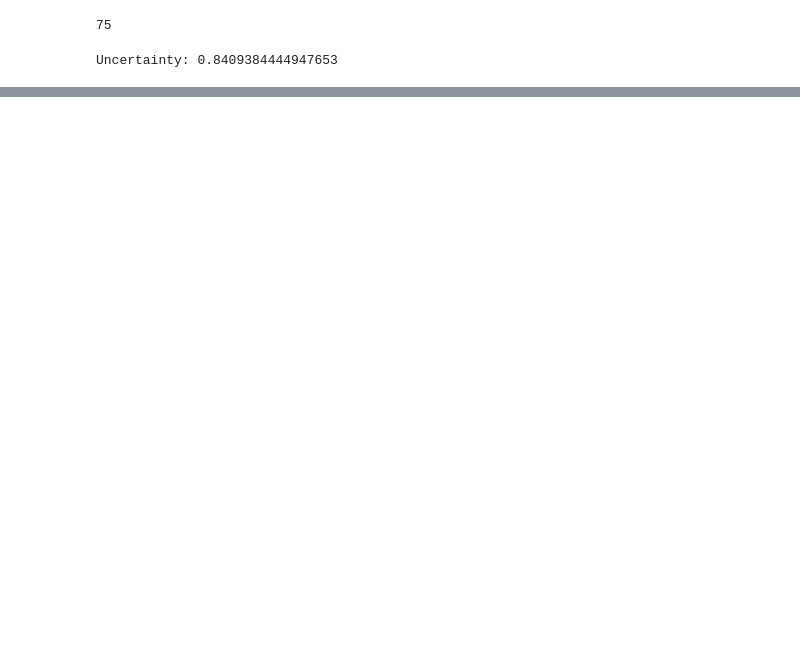
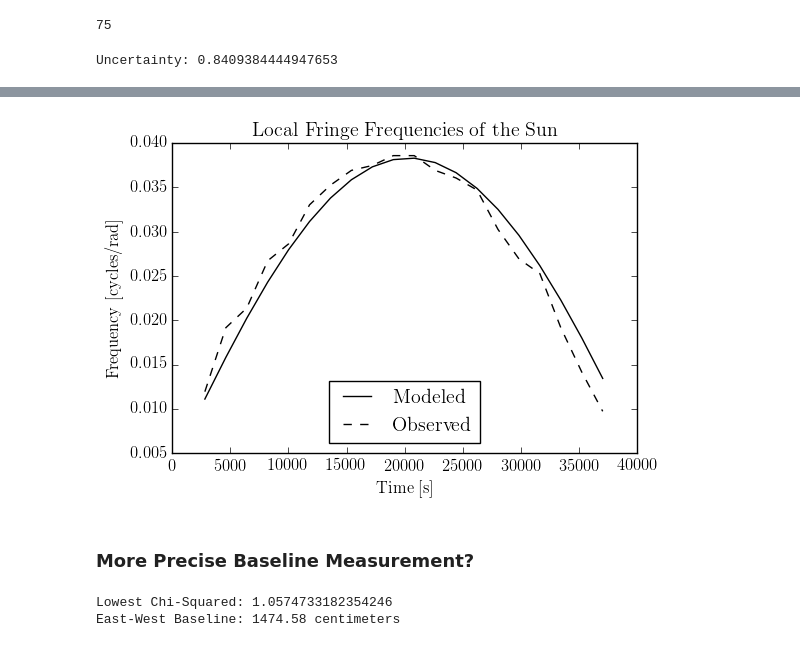
Before and after one commit to gracefujii/my-stuff, a Jupyter notebook: Lab 3 - The Sun.ipynb, the cells around one changed output, grey strips where cells are left out. Saved outputs shown, nothing was run; the diff lists cells and outputs as text; code cells hidden in the pictures; blank space fills up the shorter version.

```diff
--- a/Lab 3 - The Sun.ipynb
+++ b/Lab 3 - The Sun.ipynb
@@ -632,0 +634,20 @@ plt.show()
+# %%
+lff_exp = []
+unixtimes_arr = []
+
+for i in range(len(unixtimes)-1):
+    lff = lff_sun(unixtimes[i], 1475, 0)
+    lff_exp.append(lff)
+    unixtimes_arr.append(unixtimes[i])
+
+plt.plot(np.asarray(unixtimes_arr)-1.55387e9, lff_exp, 'k-', label='Modeled')
+plt.plot(np.asarray(unixtimes_arr)-1.55387e9, lff_obs, 'k--', label='Observed')
+plt.title('Local Fringe Frequencies of the Sun')
+plt.xlabel('Time [s]')
+plt.ylabel('Frequency [cycles/rad]')
+plt.legend(loc=8)
+plt.show()
+# %% [output]
+[figure, added]
+# %% [markdown]
+### More Precise Baseline Measurement?
@@ -632,0 +670,6 @@ plt.show()
+# %%
+print "Lowest Chi-Squared:", chisq_b_x[0][np.argmin(chisq_b_x[0])]
+print "East-West Baseline:", chisq_b_x[1][np.argmin(chisq_b_x[0])], "centimeters"
+# %% [output]
+Lowest Chi-Squared: 1.0574733182354246
+East-West Baseline: 1474.58 centimeters
```
Also changed, not shown: parts of 5 cells of this notebook.
